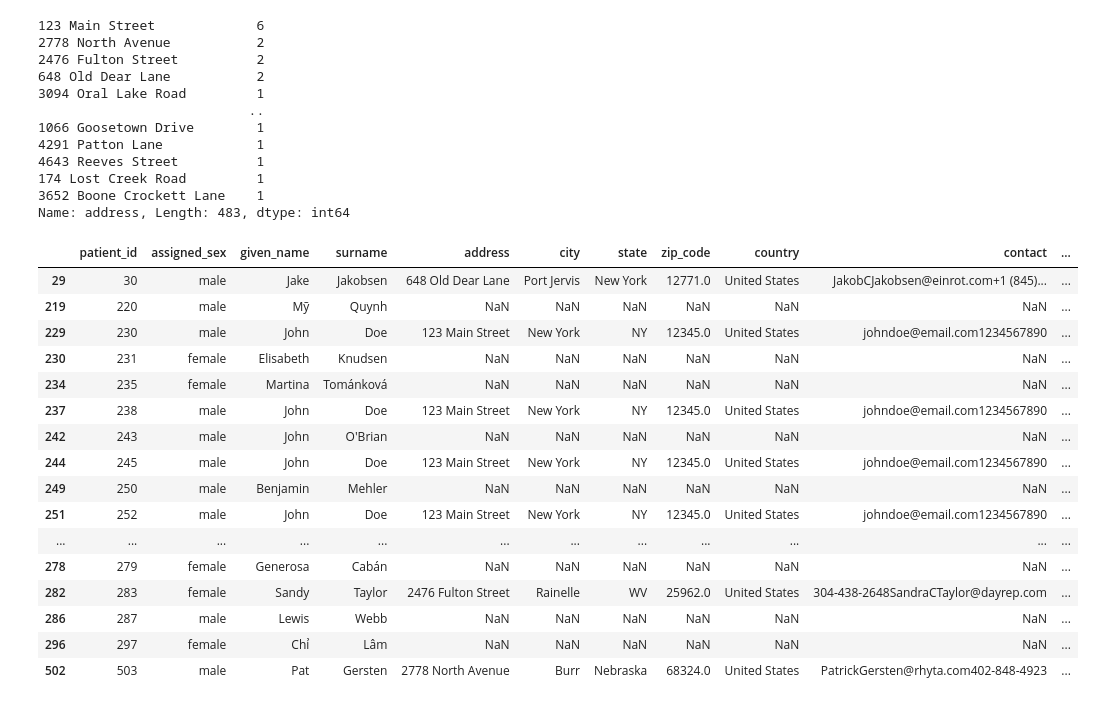
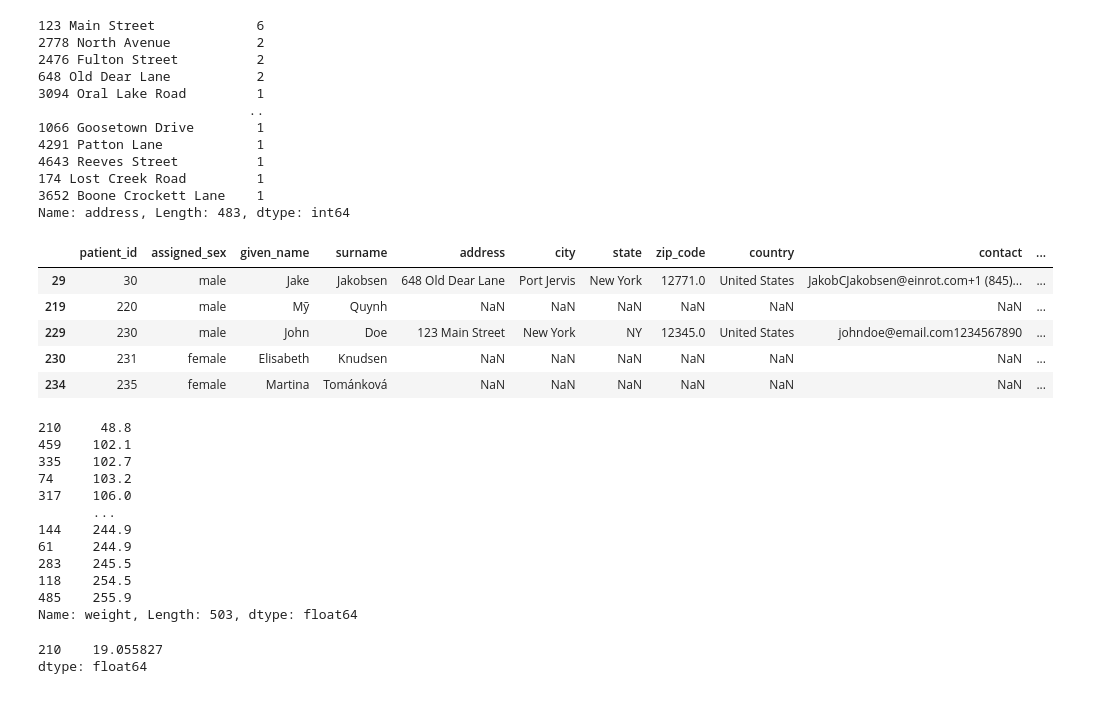
Before and after one commit to Gingercapo/Diabetes_prevalence, a Jupyter notebook: diabetes.ipynb, the cells around one changed output. Drawn from its saved outputs; the diff is of its cells as text; code cells hidden in the pictures.

```diff
--- a/diabetes.ipynb
+++ b/diabetes.ipynb
@@ -217,22 +217,37 @@ patients.address.value_counts()
 Name: address, Length: 483, dtype: int64
 # %%
 #Collecting all the duplicate address
-patients[patients.address.duplicated()]
+patients[patients.address.duplicated()].head()
 # %% [output]
 |  | patient_id | assigned_sex | given_name | surname | address | city | state | zip_code | country | contact | ... |
 | 29 | 30 | male | Jake | Jakobsen | 648 Old Dear Lane | Port Jervis | New York | 12771.0 | United States | JakobCJakobsen@einrot.com+1 (845)... | ... |
 | 219 | 220 | male | Mỹ | Quynh | NaN | NaN | NaN | NaN | NaN | NaN | ... |
 | 229 | 230 | male | John | Doe | 123 Main Street | New York | NY | 12345.0 | United States | johndoe@email.com1234567890 | ... |
 | 230 | 231 | female | Elisabeth | Knudsen | NaN | NaN | NaN | NaN | NaN | NaN | ... |
 | 234 | 235 | female | Martina | Tománková | NaN | NaN | NaN | NaN | NaN | NaN | ... |
-| 237 | 238 | male | John | Doe | 123 Main Street | New York | NY | 12345.0 | United States | johndoe@email.com1234567890 | ... |
-| 242 | 243 | male | John | O'Brian | NaN | NaN | NaN | NaN | NaN | NaN | ... |
-| 244 | 245 | male | John | Doe | 123 Main Street | New York | NY | 12345.0 | United States | johndoe@email.com1234567890 | ... |
-| 249 | 250 | male | Benjamin | Mehler | NaN | NaN | NaN | NaN | NaN | NaN | ... |
-| 251 | 252 | male | John | Doe | 123 Main Street | New York | NY | 12345.0 | United States | johndoe@email.com1234567890 | ... |
-| ... | ... | ... | ... | ... | ... | ... | ... | ... | ... | ... | ... |
-| 278 | 279 | female | Generosa | Cabán | NaN | NaN | NaN | NaN | NaN | NaN | ... |
-| 282 | 283 | female | Sandy | Taylor | 2476 Fulton Street | Rainelle | WV | 25962.0 | United States | 304-438-2648SandraCTaylor@dayrep.com | ... |
-| 286 | 287 | male | Lewis | Webb | NaN | NaN | NaN | NaN | NaN | NaN | ... |
-| 296 | 297 | female | Chỉ | Lâm | NaN | NaN | NaN | NaN | NaN | NaN | ... |
-| 502 | 503 | male | Pat | Gersten | 2778 North Avenue | Burr | Nebraska | 68324.0 | United States | PatrickGersten@rhyta.com402-848-4923 | ... |
+# %%
+# Sorting the weight column in ASC order
+patients.weight.sort_values()
+# %% [output]
+210     48.8
+459    102.1
+335    102.7
+74     103.2
+317    106.0
+       ...
+144    244.9
+61     244.9
+283    245.5
+118    254.5
+485    255.9
+Name: weight, Length: 503, dtype: float64
+# %%
+# Convertig the weight and height to find the body mass index (bmi)
+# Body Mass Index (BMI) is a measurement of a person's weight with respect to his or her height
+weight_lbs = patients[patients.surname == 'Zaitseva'].weight * 2.20462
+height_in = patients[patients.surname == 'Zaitseva'].height
+bmi_check = 703 * weight_lbs / (height_in * height_in)
+bmi_check
+# %% [output]
+210    19.055827
+dtype: float64
```
